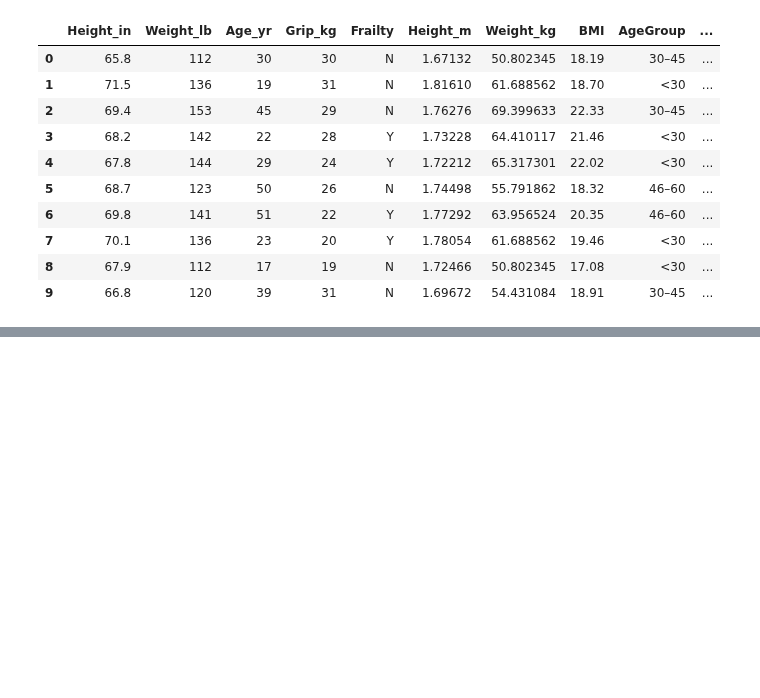
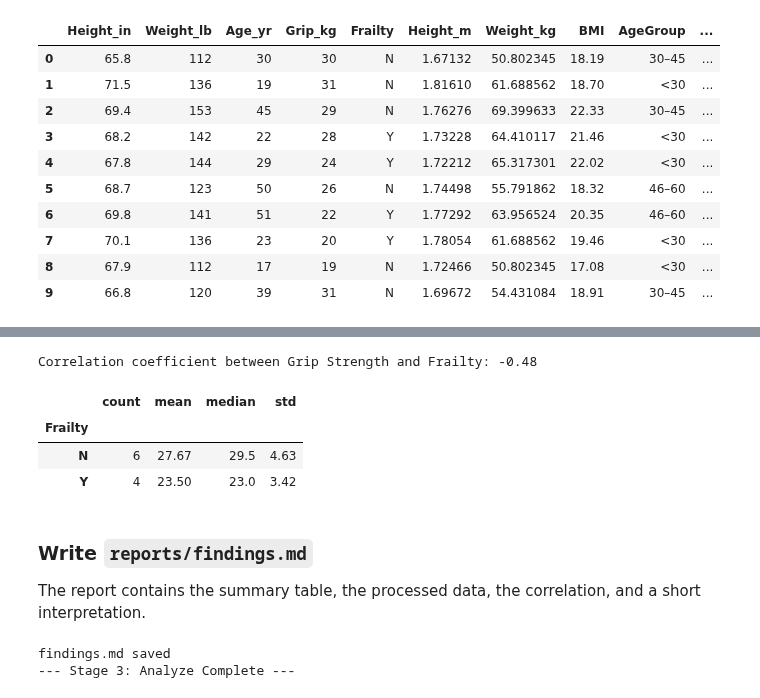
Before and after one commit to kaii0802/CS-5530---Kai-Son, a Jupyter notebook: q1_frailty.ipynb, the cells around one changed output, grey strips where cells are left out. Cells and saved outputs as stored; diff of their text form; code cells hidden in the pictures; blank space fills up the shorter version.

```diff
--- a/q1_frailty.ipynb
+++ b/q1_frailty.ipynb
@@ -142,0 +166,64 @@ Saved: data/processed/frailty_processed.csv
+# %%
+correlation = df["Grip_kg"].corr(df["Frailty_binary"])
+print(f"Correlation coefficient between Grip Strength and Frailty: {correlation:.2f}")
+
+by_group = df.groupby("Frailty")["Grip_kg"].agg(["count", "mean", "median", "std"]).round(2)
+by_group
+# %% [output]
+Correlation coefficient between Grip Strength and Frailty: -0.48
+|  | count | mean | median | std |
+| Frailty |  |  |  |  |
+| N | 6 | 27.67 | 29.5 | 4.63 |
+| Y | 4 | 23.50 | 23.0 | 3.42 |
+# %% [markdown]
+### Write `reports/findings.md`
+
+The report contains the summary table, the processed data, the correlation, and a short interpretation.
+# %%
+# AgeGroup counts (for the report)
+age_counts = df["AgeGroup"].value_counts().reindex(["<30", "30-45", "46-60", ">60"]).fillna(0).astype(int)
+
+
+direction = "Lower" if correlation < 0 else "Higher"
+mean_frail = by_group.loc["Y", "mean"]
+mean_not_frail = by_group.loc["N", "mean"]
+n_frail = int(df["Frailty_binary"].sum())
+n_total = len(df)
+
+# Write the full report
+with open(ROOT / "reports" / "findings.md", "w") as f:
+    f.write("# Q1 - Frailty Study: Findings\n\n")
+    f.write(f"Sample: n = {n_total} female participants ({n_frail} frail, {n_total - n_frail} not frail).\n\n")
+
+    f.write("## 1. Summary statistics (numeric columns)\n\n")
+    f.write("Units: Height_in = inches, Weight_lb = pounds, Age_yr = years, Grip_kg = kg, "
+            "Height_m = metres, Weight_kg = kg, BMI = kg/m2.\n\n")
+    f.write(summary_table.to_markdown())
+    f.write("\n\n")
+
+    f.write("## 2. Processed data\n\n")
+    f.write(df[["Height_in", "Weight_lb", "Age_yr", "Grip_kg", "Frailty",
+                "Height_m", "Weight_kg", "BMI", "AgeGroup", "Frailty_binary"]].to_markdown())
+    f.write("\n\n")
+    f.write("AgeGroup counts: " + ", ".join(f"{k} = {v}" for k, v in age_counts.items()) + ". ")
+    f.write("No participant is older than 60, so the AgeGroup_>60 one-hot column is all zeros ")
+
+    f.write("## 3. Relationship between grip strength and frailty\n\n")
+    f.write(by_group.to_markdown())
+    f.write(f"\n\nCorrelation coefficient between Grip_kg and Frailty_binary: **{correlation:.2f}**\n\n")
+    f.write(f"**Interpretation.** The correlation is {direction.lower()}: participants with higher grip "
+            f"strength tend to be coded 0 (not frail), and those with lower grip strength tend to be "
+            f"coded 1 (frail). The frail group averages {mean_frail:.1f} kg versus {mean_not_frail:.1f} kg "
+            f"for the non-frail group. With only n = {n_total}, this is a plausible signal from a small "
+            f"sample, not a firm conclusion.\n\n")
+
+    f.write("## Conclusion\n\n")
+    f.write(f"{direction} grip strength goes with more frailty in this small sample "
+            f"(correlation = {correlation:.2f}), matching the pattern the assignment describes. "
+            f"A larger sample would be needed to confirm it.\n")
+
+print("\nfindings.md saved")
+print("--- Stage 3: Analyze Complete ---")
+# %% [output]
+findings.md saved
+--- Stage 3: Analyze Complete ---
```
Also changed, not shown: parts of 5 cells of this notebook.
